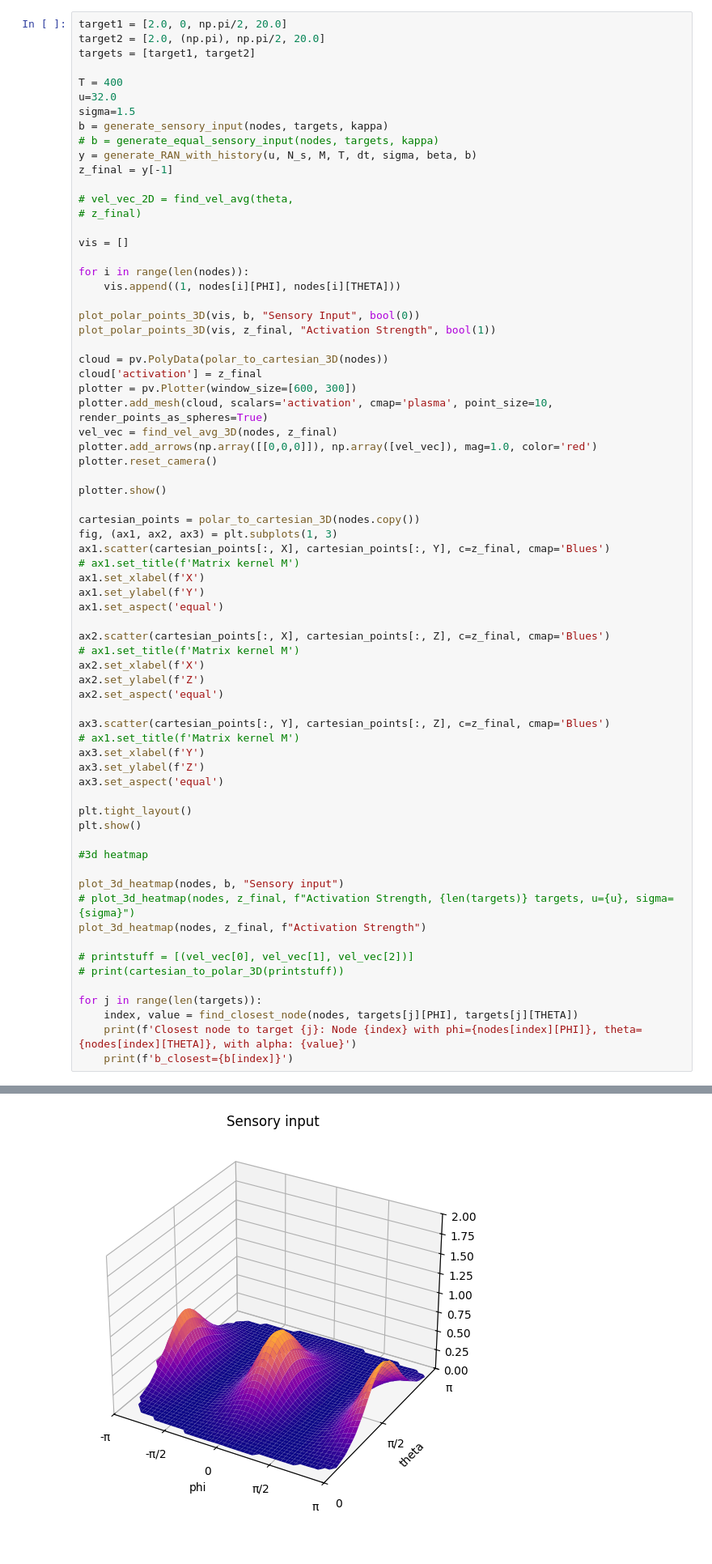
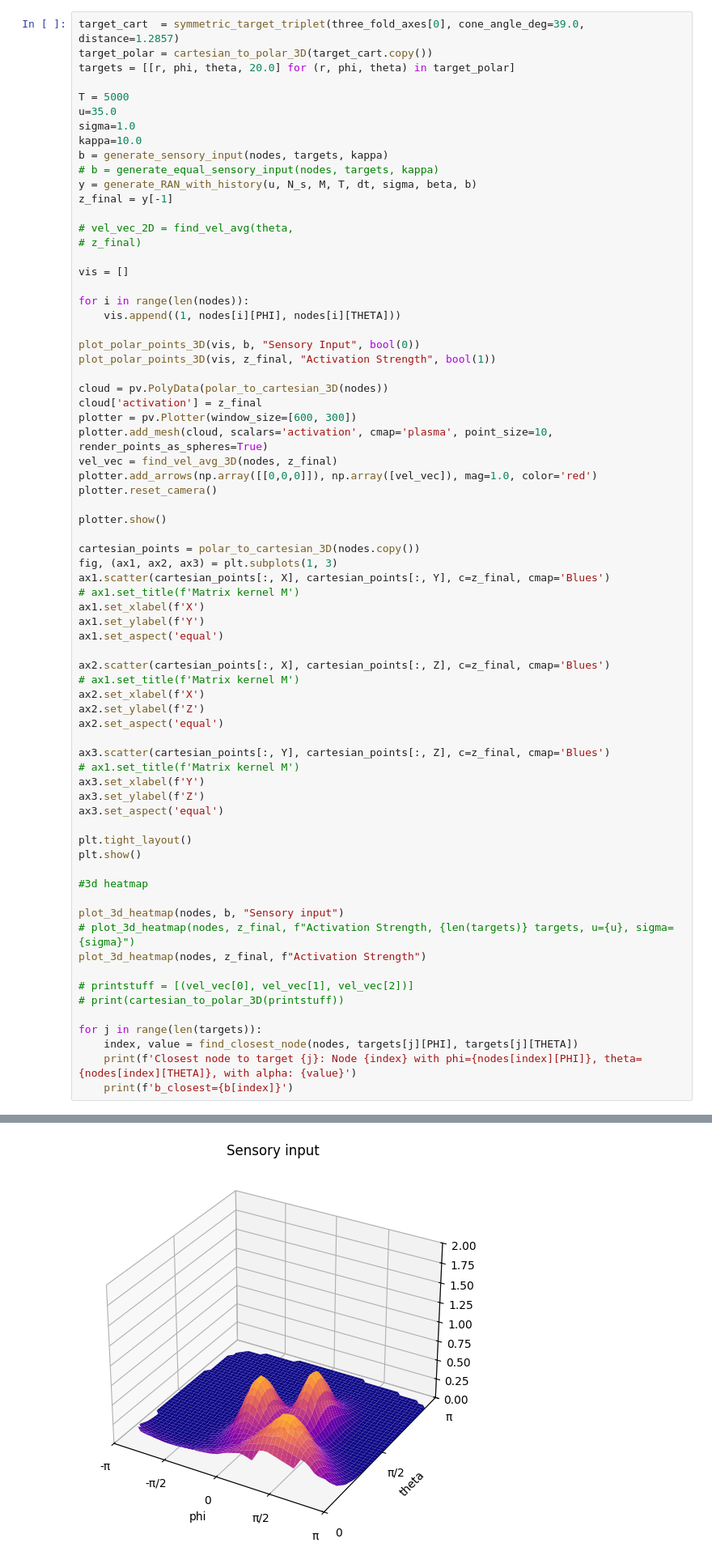
Before and after one commit to noah-ginzburg/RANController, a Jupyter notebook: RAN/mean_field_model_3d.ipynb, the cells around one changed output, grey strips where cells are left out. Shown at 81% size. Cells and saved outputs as stored; diff of their text form.

```diff
--- a/RAN/mean_field_model_3d.ipynb
+++ b/RAN/mean_field_model_3d.ipynb
@@ -545,13 +552,14 @@ print(u_crit)
 0.7411438299665709
 7.467
 # %%
-target1 = [2.0, 0, np.pi/2, 20.0]
-target2 = [2.0, (np.pi), np.pi/2, 20.0]
-targets = [target1, target2]
+target_cart  = symmetric_target_triplet(three_fold_axes[0], cone_angle_deg=39.0, distance=1.2857)
+target_polar = cartesian_to_polar_3D(target_cart.copy())
+targets = [[r, phi, theta, 20.0] for (r, phi, theta) in target_polar]
 
-T = 400
-u=32.0
-sigma=1.5
+T = 5000
+u=35.0
+sigma=1.0
+kappa=10.0
 b = generate_sensory_input(nodes, targets, kappa)
 # b = generate_equal_sensory_input(nodes, targets, kappa)
 y = generate_RAN_with_history(u, N_s, M, T, dt, sigma, beta, b)
@@ -622 +630 @@ Widget(value='<iframe src="http://localhost:44413/index.html?ui=P_0x72d4e8d2c220
-[figure, old version]
+[figure, new version]
```
Also changed, not shown: parts of 2 cells of this notebook, 11 other files.
